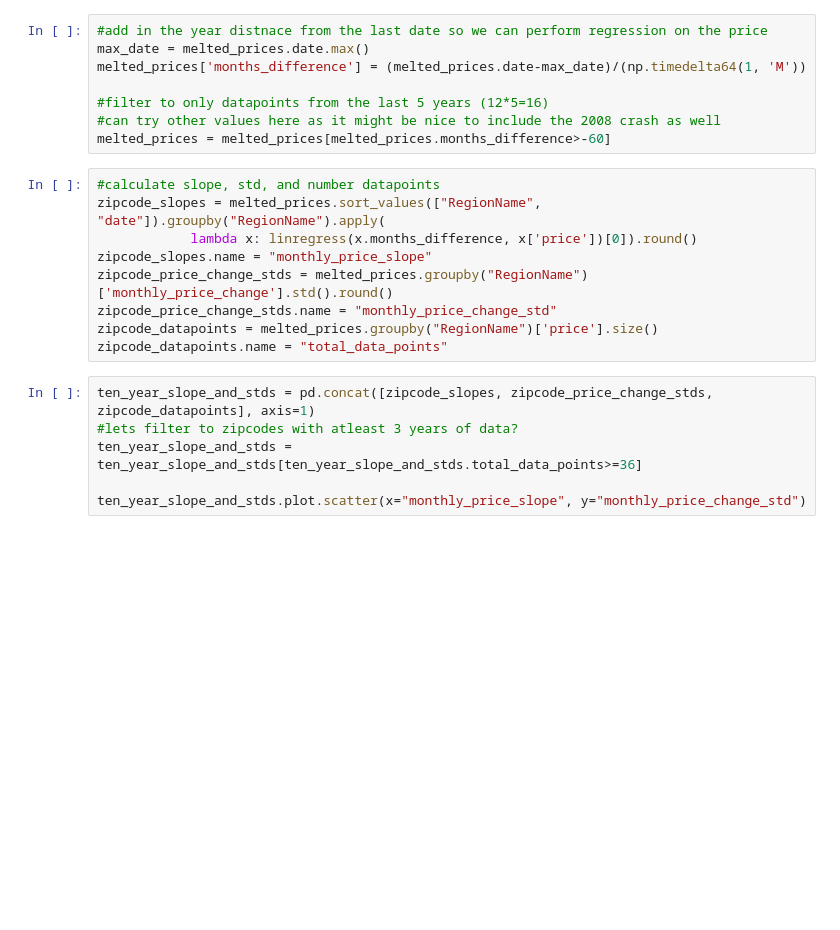
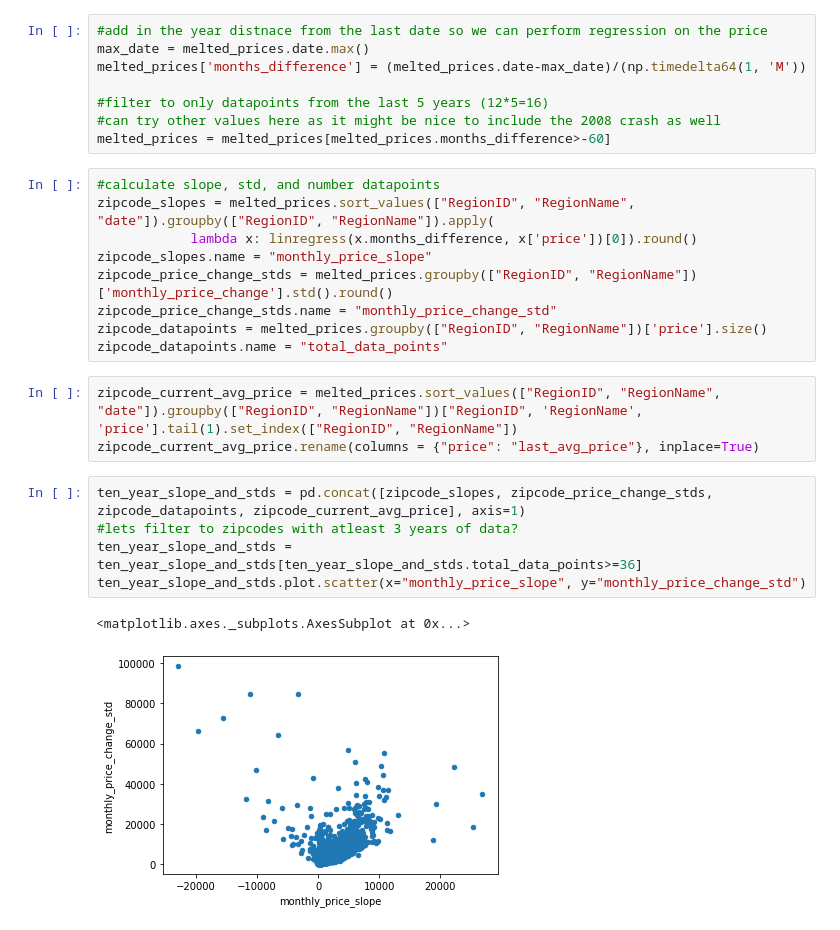
Before and after one commit to alexfraze/real_estate, a Jupyter notebook: eda.ipynb, the cells around one changed output. Cells and saved outputs as stored; diff of their text form; blank space fills up the shorter version.

```diff
--- a/eda.ipynb
+++ b/eda.ipynb
@@ -42,19 +44,24 @@ melted_prices['months_difference'] = (melted_prices.date-max_date)/(np.timedelta
 melted_prices = melted_prices[melted_prices.months_difference>-60]
 # %%
 #calculate slope, std, and number datapoints
-zipcode_slopes = melted_prices.sort_values(["RegionName", "date"]).groupby("RegionName").apply(
+zipcode_slopes = melted_prices.sort_values(["RegionID", "RegionName", "date"]).groupby(["RegionID", "RegionName"]).apply(
             lambda x: linregress(x.months_difference, x['price'])[0]).round()
 zipcode_slopes.name = "monthly_price_slope"
-zipcode_price_change_stds = melted_prices.groupby("RegionName")['monthly_price_change'].std().round()
+zipcode_price_change_stds = melted_prices.groupby(["RegionID", "RegionName"])['monthly_price_change'].std().round()
 zipcode_price_change_stds.name = "monthly_price_change_std"
-zipcode_datapoints = melted_prices.groupby("RegionName")['price'].size()
+zipcode_datapoints = melted_prices.groupby(["RegionID", "RegionName"])['price'].size()
 zipcode_datapoints.name = "total_data_points"
+# %%
+zipcode_current_avg_price = melted_prices.sort_values(["RegionID", "RegionName", "date"]).groupby(["RegionID", "RegionName"])["RegionID", 'RegionName', 'price'].tail(1).set_index(["RegionID", "RegionName"])
+zipcode_current_avg_price.rename(columns = {"price": "last_avg_price"}, inplace=True)
 # %%
-ten_year_slope_and_stds = pd.concat([zipcode_slopes, zipcode_price_change_stds, zipcode_datapoints], axis=1)
+ten_year_slope_and_stds = pd.concat([zipcode_slopes, zipcode_price_change_stds, zipcode_datapoints, zipcode_current_avg_price], axis=1)
 #lets filter to zipcodes with atleast 3 years of data?
 ten_year_slope_and_stds =  ten_year_slope_and_stds[ten_year_slope_and_stds.total_data_points>=36]
-
 ten_year_slope_and_stds.plot.scatter(x="monthly_price_slope", y="monthly_price_change_std")
+# %% [output]
+<matplotlib.axes._subplots.AxesSubplot at 0x...>
+[figure, added]
 # %%
 ten_year_slope_and_stds['sharpe_ratios'] =  ten_year_slope_and_stds['monthly_price_slope']/ten_year_slope_and_stds['monthly_price_change_std']
 
```
Also changed, not shown: parts of 21 cells of this notebook, 1 other file.
